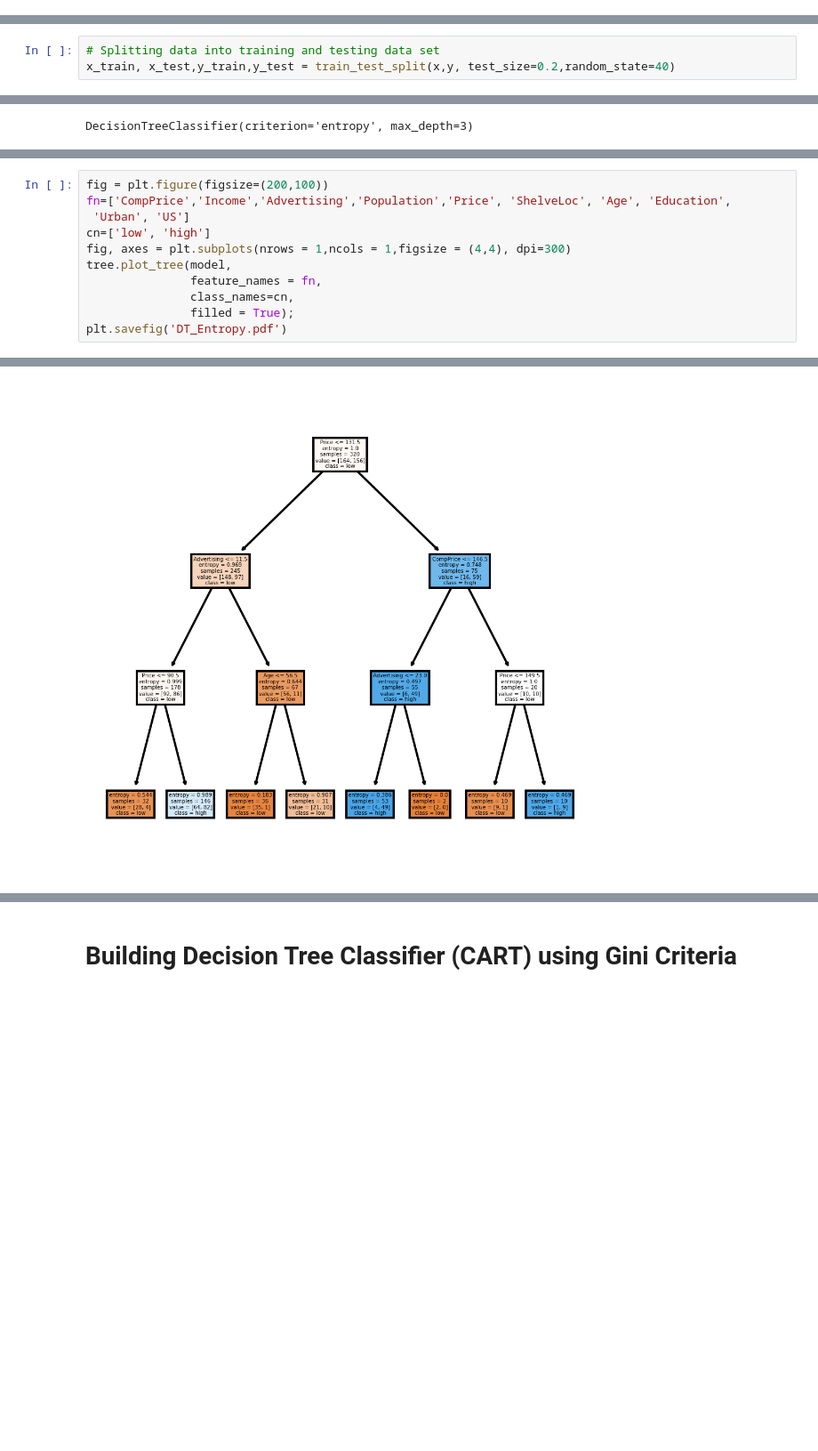
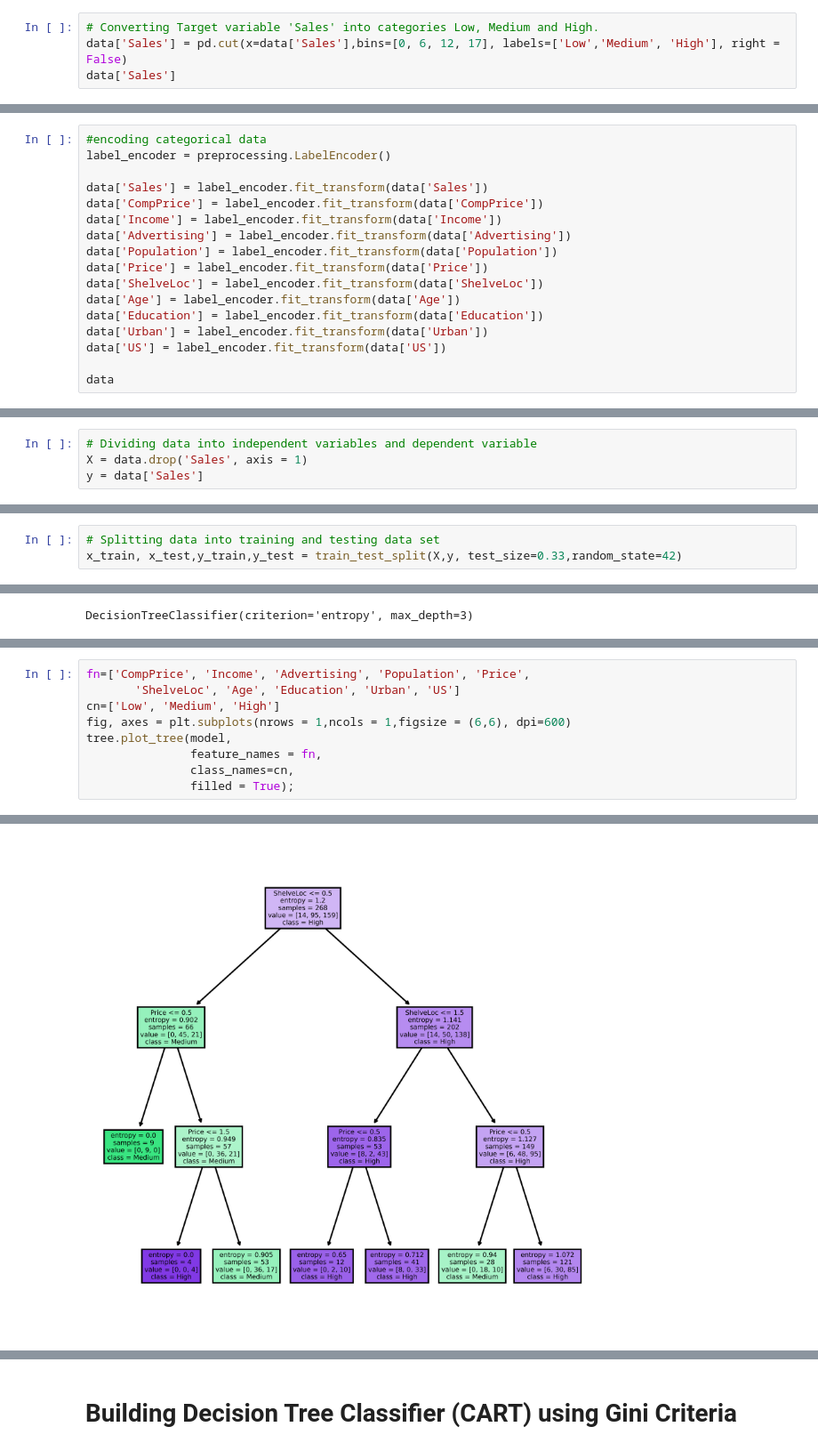
Before and after one commit to Ashwinibs19/Assignment-11Decision-tree-Company_data, a Jupyter notebook: Assignment 11 Decision tree Company data.ipynb, the cells around one changed output, grey strips where cells are left out. Shown at 89% size. Drawn from its saved outputs; the diff is of its cells as text; blank space fills up the shorter version.

```diff
--- a/Assignment 11 Decision tree Company data.ipynb
+++ b/Assignment 11 Decision tree Company data.ipynb
@@ -201,0 +157,4 @@ colnames
+# %%
+# Converting Target variable 'Sales' into categories Low, Medium and High.
+data['Sales'] = pd.cut(x=data['Sales'],bins=[0, 6, 12, 17], labels=['Low','Medium', 'High'], right = False)
+data['Sales']
@@ -201,0 +211,17 @@ colnames
+# %%
+#encoding categorical data
+label_encoder = preprocessing.LabelEncoder()
+
+data['Sales'] = label_encoder.fit_transform(data['Sales'])
+data['CompPrice'] = label_encoder.fit_transform(data['CompPrice'])
+data['Income'] = label_encoder.fit_transform(data['Income'])
+data['Advertising'] = label_encoder.fit_transform(data['Advertising'])
+data['Population'] = label_encoder.fit_transform(data['Population'])
+data['Price'] = label_encoder.fit_transform(data['Price'])
+data['ShelveLoc'] = label_encoder.fit_transform(data['ShelveLoc'])
+data['Age'] = label_encoder.fit_transform(data['Age'])
+data['Education'] = label_encoder.fit_transform(data['Education'])
+data['Urban'] = label_encoder.fit_transform(data['Urban'])
+data['US'] = label_encoder.fit_transform(data['US'])
+
+data
@@ -201,0 +242,4 @@ colnames
+# %%
+# Dividing data into independent variables and dependent variable
+X = data.drop('Sales', axis = 1)
+y = data['Sales']
@@ -202,6 +277,6 @@ colnames
 # %%
 # Splitting data into training and testing data set
-x_train, x_test,y_train,y_test = train_test_split(x,y, test_size=0.2,random_state=40)
+x_train, x_test,y_train,y_test = train_test_split(X,y, test_size=0.33,random_state=42)
 # %%
 x_train
 # %% [output]
@@ -336,12 +361,10 @@ Name: company_val, dtype: int64
 # %%
-fig = plt.figure(figsize=(200,100))
-fn=['CompPrice','Income','Advertising','Population','Price', 'ShelveLoc', 'Age', 'Education',
- 'Urban', 'US']
-cn=['low', 'high']
-fig, axes = plt.subplots(nrows = 1,ncols = 1,figsize = (4,4), dpi=300)
+fn=['CompPrice', 'Income', 'Advertising', 'Population', 'Price',
+       'ShelveLoc', 'Age', 'Education', 'Urban', 'US']
+cn=['Low', 'Medium', 'High']
+fig, axes = plt.subplots(nrows = 1,ncols = 1,figsize = (6,6), dpi=600)
 tree.plot_tree(model,
                feature_names = fn,
                class_names=cn,
                filled = True);
-plt.savefig('DT_Entropy.pdf')
 # %% [output]
@@ -349 +371 @@ plt.savefig('DT_Entropy.pdf')
-[figure, old version]
+[figure, new version]
```
Also changed, not shown: parts of 57 cells of this notebook.
